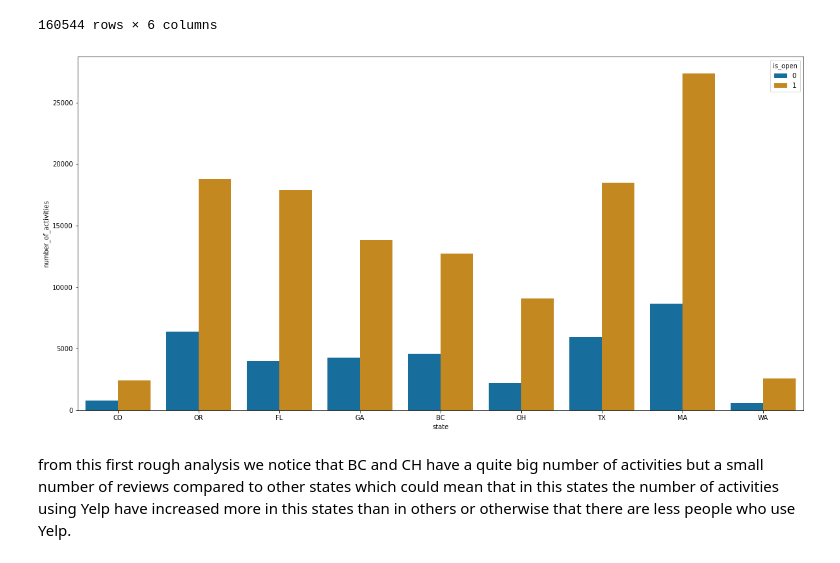
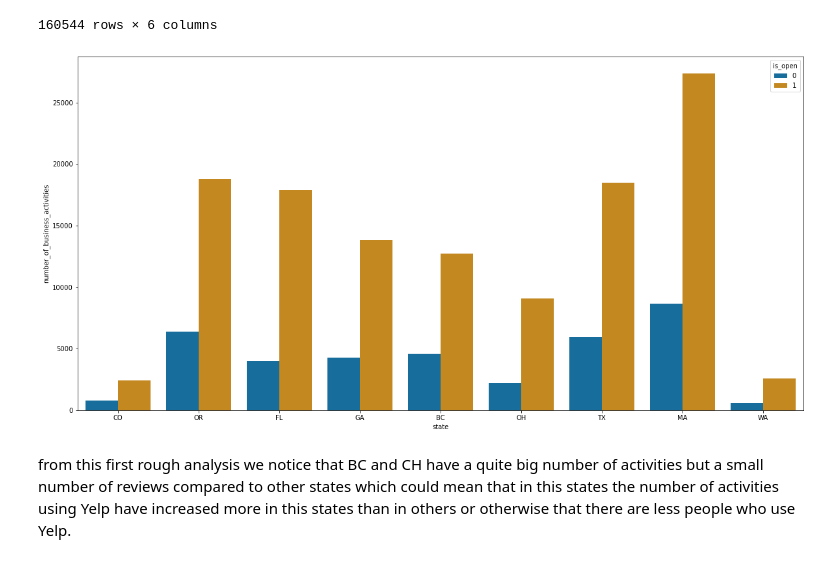
Before and after one commit to lucarossi9/Statistical-computation-project-2, a Jupyter notebook: time_space_analysis.ipynb, the cells around one changed output. Cells and saved outputs as stored; diff of their text form; code cells hidden in the pictures.

```diff
--- a/time_space_analysis.ipynb
+++ b/time_space_analysis.ipynb
@@ -599,11 +618,11 @@ new_datas
 # %%
 fig, ax=plt.subplots(1,1,figsize=(20,10))
 #ax.set_yscale('log')
 sns.countplot(data=new_datas,x='state',palette='colorblind',ax=ax,hue='is_open')
-plt.ylabel('number_of_activities')
+plt.ylabel('number_of_business_activities')
 plt.show()
 # %% [output]
-[figure, old version]
+[figure, new version]
 # %% [markdown]
 from this first rough analysis we notice that BC and CH have a quite big number of activities but a small number of reviews compared to other states which could mean that in this states the number of activities using Yelp have increased more in this states than in others or otherwise that there are less people who use Yelp.
 # %% [markdown]
```
Also changed, not shown: parts of 4 cells of this notebook.
